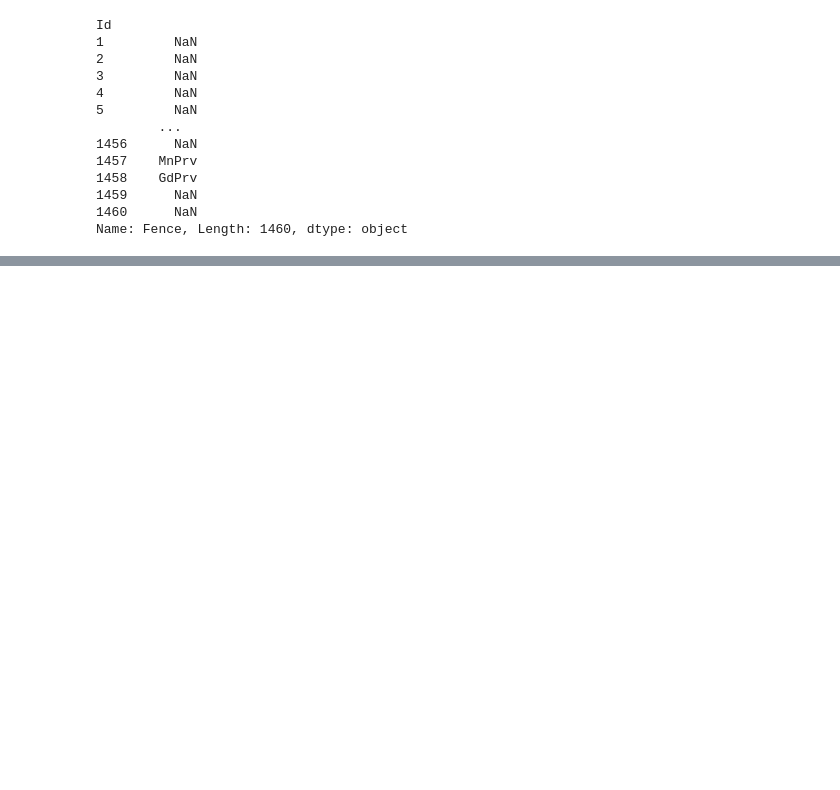
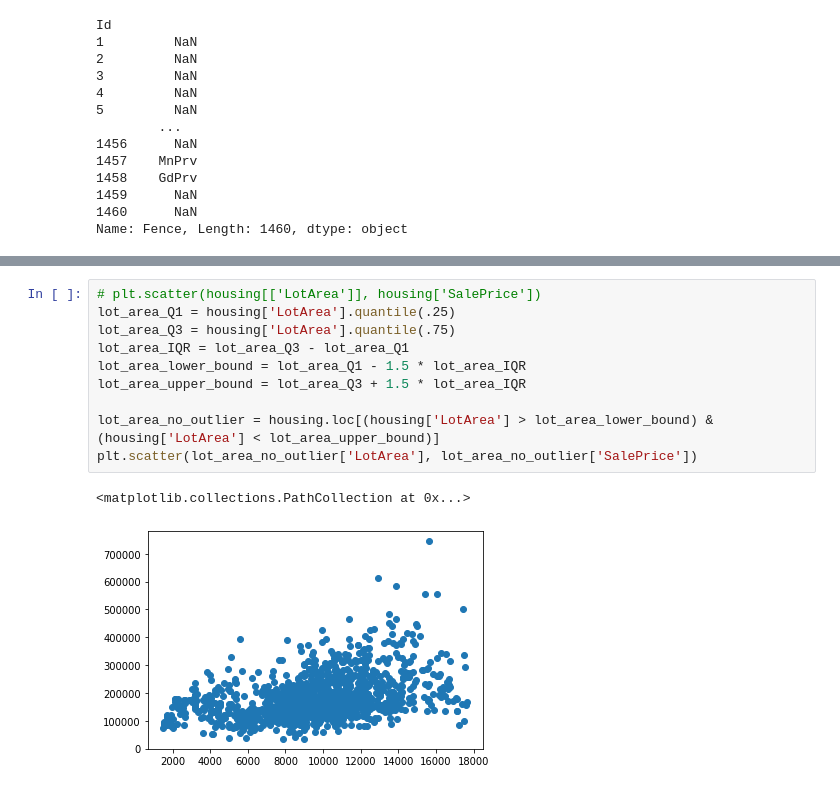
Before and after one commit to miggitymack/house-prices-advanced-regression-techniques, a Jupyter notebook: housing_prices.ipynb, the cells around one changed output, grey strips where cells are left out. Saved outputs shown, nothing was run; the diff lists cells and outputs as text; blank space fills up the shorter version.

Commit message:
remove outliers

```diff
--- a/housing_prices.ipynb
+++ b/housing_prices.ipynb
@@ -88,0 +124,13 @@ Name: Fence, Length: 1460, dtype: object
+# %%
+# plt.scatter(housing[['LotArea']], housing['SalePrice'])
+lot_area_Q1 = housing['LotArea'].quantile(.25)
+lot_area_Q3 = housing['LotArea'].quantile(.75)
+lot_area_IQR = lot_area_Q3 - lot_area_Q1
+lot_area_lower_bound = lot_area_Q1 - 1.5 * lot_area_IQR
+lot_area_upper_bound = lot_area_Q3 + 1.5 * lot_area_IQR
+
+lot_area_no_outlier = housing.loc[(housing['LotArea'] > lot_area_lower_bound) & (housing['LotArea'] < lot_area_upper_bound)]
+plt.scatter(lot_area_no_outlier['LotArea'], lot_area_no_outlier['SalePrice'])
+# %% [output]
+<matplotlib.collections.PathCollection at 0x...>
+[figure, added]
```
Also changed, not shown: parts of 3 cells of this notebook.
